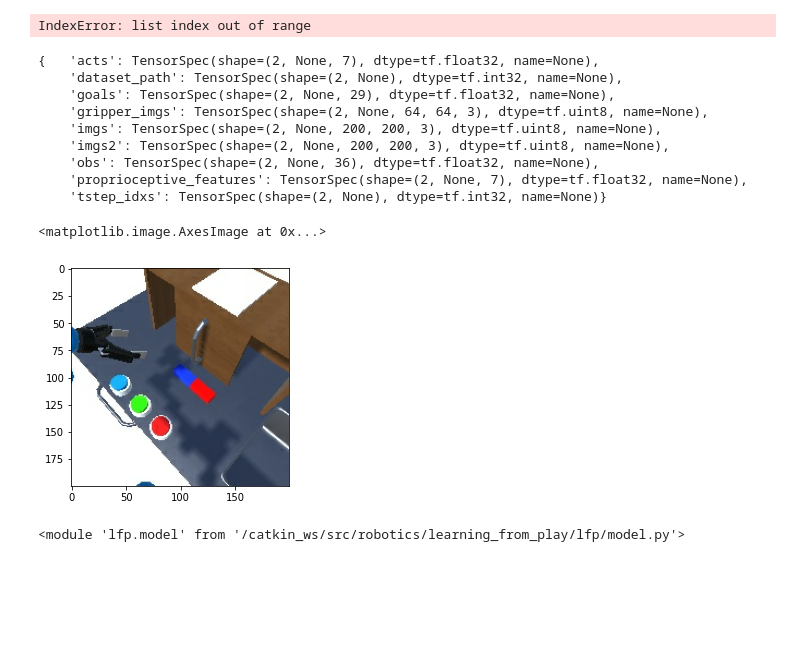
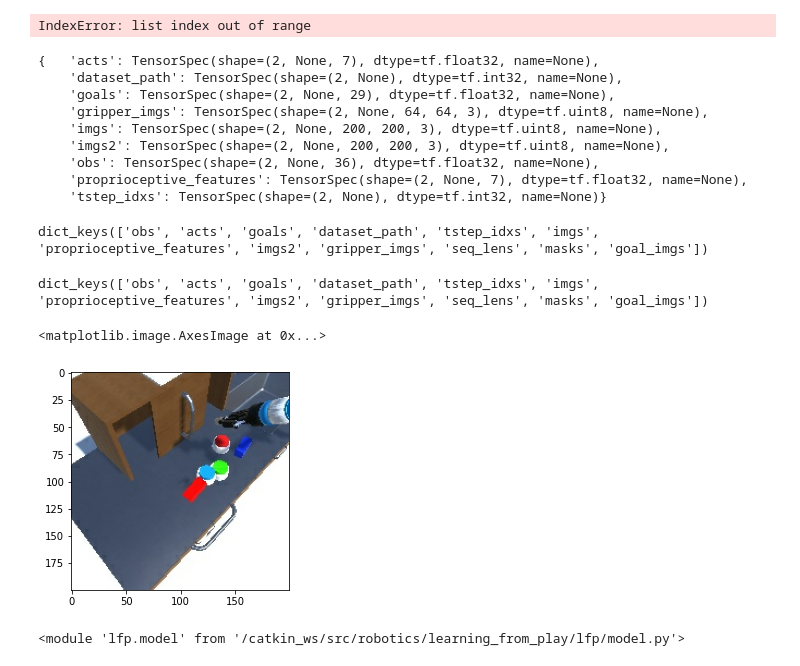
Before and after one commit to sholtodouglas/learning_from_play, a Jupyter notebook: notebooks/Deploy-Unity.ipynb, the cells around one changed output. Cells and saved outputs as stored; diff of their text form; code cells hidden in the pictures; blank space fills up the shorter version.

```diff
--- a/notebooks/Deploy-Unity.ipynb
+++ b/notebooks/Deploy-Unity.ipynb
@@ -113,8 +113,8 @@ parser.add_argument('-vs', '--video_split', type=int, default=0)
 
 args = parser.parse_args('''
 disc
---train_dataset augmented_diverse_new
---test_dataset augmented_diverse_new
+--train_dataset tests
+--test_dataset tests
 -tfr
 -s GCS
 -d GPU
@@ -354,7 +354,8 @@ dl = lfp.data.PlayDataloader(normalize=args.normalize, include_imgs = args.image
 valid_data = dl.extract(TEST_DATA_PATHS, from_tfrecords=args.from_tfrecords)
 valid_dataset = dl.load(valid_data)
 v_it = iter(valid_dataset)
-# batch = trainer.make_sequences_variable_length(batch)
+batch = trainer.make_sequences_variable_length(v_it.next())
+batch.keys()
 # %% [output]
 {   'acts': TensorSpec(shape=(2, None, 7), dtype=tf.float32, name=None),
     'dataset_path': TensorSpec(shape=(2, None), dtype=tf.int32, name=None),
@@ -365,11 +366,16 @@ v_it = iter(valid_dataset)
     'obs': TensorSpec(shape=(2, None, 36), dtype=tf.float32, name=None),
     'proprioceptive_features': TensorSpec(shape=(2, None, 7), dtype=tf.float32, name=None),
     'tstep_idxs': TensorSpec(shape=(2, None), dtype=tf.int32, name=None)}
+dict_keys(['obs', 'acts', 'goals', 'dataset_path', 'tstep_idxs', 'imgs', 'proprioceptive_features', 'imgs2', 'gripper_imgs', 'seq_lens', 'masks', 'goal_imgs'])
+# %%
+batch.keys()
+# %% [output]
+dict_keys(['obs', 'acts', 'goals', 'dataset_path', 'tstep_idxs', 'imgs', 'proprioceptive_features', 'imgs2', 'gripper_imgs', 'seq_lens', 'masks', 'goal_imgs'])
 # %%
-plt.imshow(v_it.next()['imgs'][0,30])
+plt.imshow(v_it.next()['imgs2'][0,30])
 # %% [output]
 <matplotlib.image.AxesImage at 0x...>
-[figure, old version]
+[figure, new version]
 # %%
 from importlib import reload
 reload(lfp)
```
Also changed, not shown: parts of 3 cells of this notebook, 1 other file.
